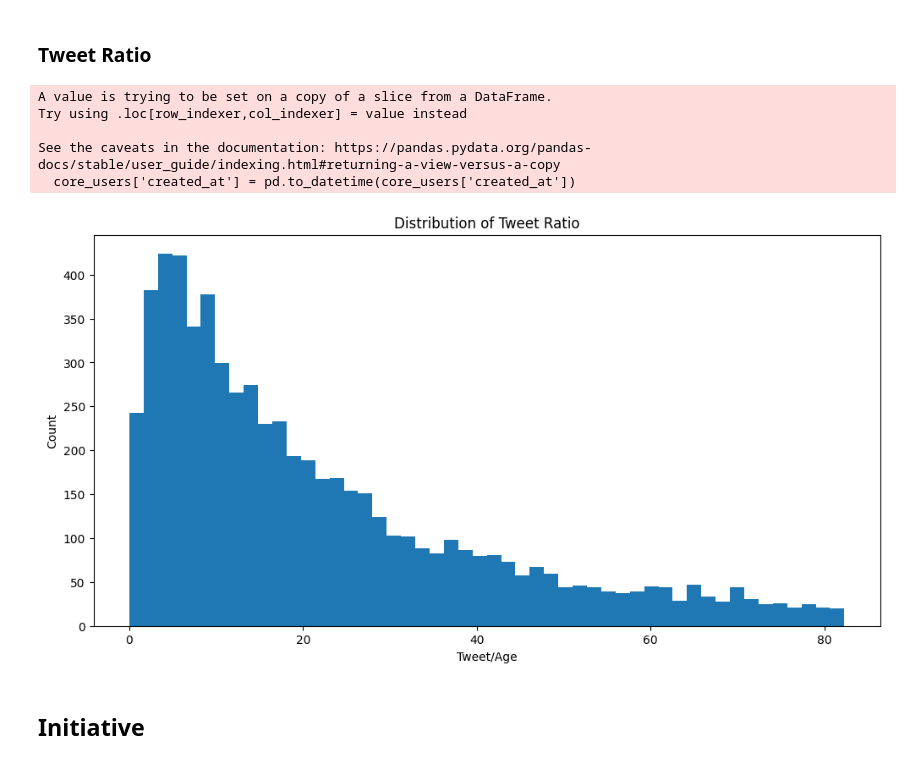
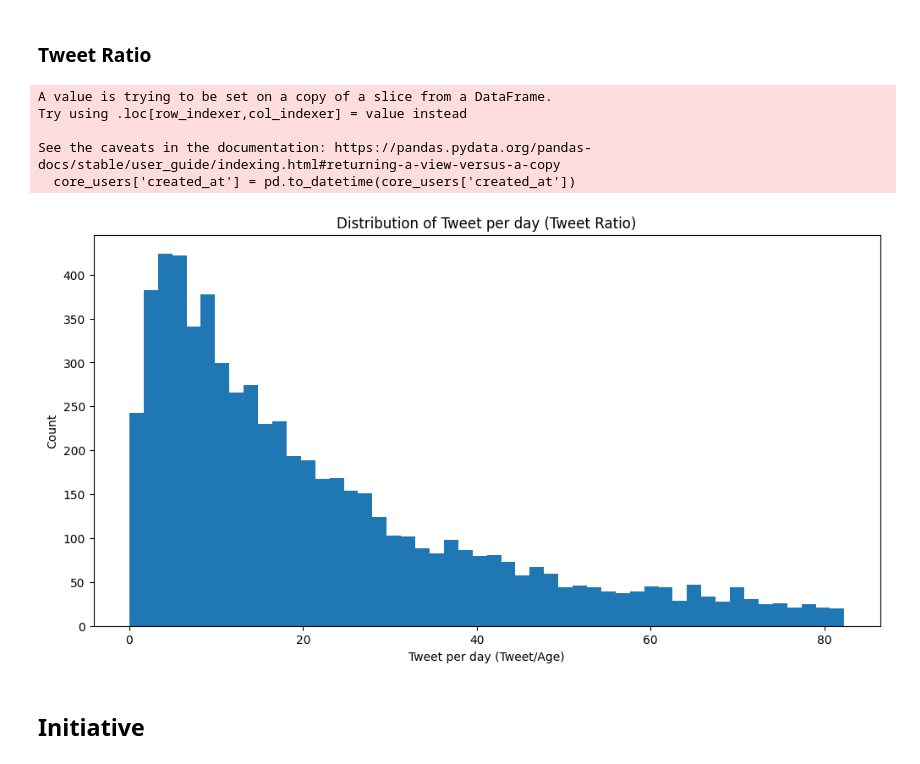
Before and after one commit to davisf20/characterization-of-user-misbehavior-in-online-social-media, a Jupyter notebook: notebooks/parametersTesting.ipynb, the cells around one changed output. Saved outputs shown, nothing was run; the diff lists cells and outputs as text; code cells hidden in the pictures.

```diff
--- a/notebooks/parametersTesting.ipynb
+++ b/notebooks/parametersTesting.ipynb
@@ -71,34 +76,46 @@ plt.show()
 # %% [markdown]
 ### Favorites Ratio
 # %%
-core_users_copy['favorites_ratio'] = core_users_copy['nbr_liked_tweets'] / core_users_copy['nbr_tweets'].replace(0, np.nan)
+core_users_credibility = core_users.copy()
+
+core_users_credibility['favorites_ratio'] = core_users_credibility['nbr_liked_tweets'] / core_users_credibility['nbr_tweets'].replace(0, np.nan)
 
 plt.figure(figsize=(12, 6))
 
-plt.hist(core_users_copy['favorites_ratio'].dropna(), bins=50, range=(0, core_users_copy['favorites_ratio'].quantile(0.90)))
+plt.hist(core_users_credibility['favorites_ratio'].dropna(), bins=50, range=(0, core_users_credibility['favorites_ratio'].quantile(0.90)))
 plt.xlabel('Favorites/Tweets Ratio')
 plt.ylabel('Count')
 plt.title('Distribution of Favorites Ratio')
 plt.show()
+
+
+core_users_clustering['favorites_ratio'] = core_users_credibility['favorites_ratio']
 # %% [output]
 [figure]
 # %% [markdown]
 ### Followers Ratio
 # %%
-core_users_copy['followers_ratio'] = core_users_copy['nbr_followings'] / (core_users_copy['nbr_followers']**2 + 1)
+core_users_credibility = core_users.copy()
+
+core_users_credibility['followers_ratio'] = core_users_credibility['nbr_followings'] / (core_users_credibility['nbr_followers']**2 + 1)
 
 plt.figure(figsize=(12, 6))
 
-plt.hist(core_users_copy['followers_ratio'].dropna(), bins=50, range=(0, core_users_copy['followers_ratio'].quantile(0.85)))
+plt.hist(core_users_credibility['followers_ratio'].dropna(), bins=50, range=(0, core_users_credibility['followers_ratio'].quantile(0.85)))
 plt.xlabel('Followings/Followers^2 Ratio')
 plt.ylabel('Count')
 plt.title('Distribution of Followers Ratio')
 plt.show()
+
+
+core_users_clustering['followers_ratio'] = core_users_credibility['followers_ratio']
 # %% [output]
 [figure]
 # %% [markdown]
 ### Following Ratio
 # %%
+core_users_credibility = core_users.copy()
+
 core_users['created_at'] = pd.to_datetime(core_users['created_at'])
 
 # Tweet più recente
@@ -108,16 +125,19 @@ current_date = tweets['created_at'].max()
 # core_users_credibility['created_at'] = pd.to_datetime(core_users_credibility['created_at']).dt.tz_localize(None)
 # current_date = current_date.tz_localize(None)
 
-core_users_copy['age'] = (current_date - core_users['created_at']).dt.days
-core_users_copy['following_ratio'] = core_users_copy['nbr_followings'] / (core_users_copy['age'])
+core_users_credibility['age'] = (current_date - core_users['created_at']).dt.days
+core_users_credibility['following_ratio'] = core_users_credibility['nbr_followings'] / (core_users_credibility['age'])
 
 plt.figure(figsize=(12, 6))
 
-plt.hist(core_users_copy['following_ratio'].replace([np.inf, -np.inf], np.nan).dropna(), bins=50, range=(0, core_users_copy['following_ratio'].quantile(0.90)))
+plt.hist(core_users_credibility['following_ratio'].replace([np.inf, -np.inf], np.nan).dropna(), bins=50, range=(0, core_users_credibility['following_ratio'].quantile(0.90)))
 plt.xlabel('Followings/Age')
 plt.ylabel('Count')
 plt.title('Distribution of Following Ratio')
 plt.show()
+
+
+core_users_clustering['following_ratio'] = core_users_credibility['following_ratio']
 # %% [output]
 A value is trying to be set on a copy of a slice from a DataFrame.
 Try using .loc[row_indexer,col_indexer] = value instead
@@ -128,32 +148,37 @@ See the caveats in the documentation: https://pandas.pydata.org/pandas-docs/stab
 # %% [markdown]
 ### Tweet Ratio
 # %%
+core_users_credibility = core_users.copy()
+
 core_users['created_at'] = pd.to_datetime(core_users['created_at'])
 
 # Tweet più recente
 current_date = tweets['created_at'].max()
 
 # Controllo che siano tutti tz-naive o tz-aware
 # core_users_credibility['created_at'] = pd.to_datetime(core_users_credibility['created_at']).dt.tz_localize(None)
 # current_date = current_date.tz_localize(None)
 
-core_users_copy['age'] = (current_date - core_users['created_at']).dt.days
-core_users_copy['tweet_ratio'] = core_users_copy['nbr_tweets'] / (core_users_copy['age'])
+core_users_credibility['age'] = (current_date - core_users['created_at']).dt.days
+core_users_credibility['tweet_ratio'] = core_users_credibility['nbr_tweets'] / (core_users_credibility['age'])
 
 plt.figure(figsize=(12, 6))
 
-plt.hist(core_users_copy['tweet_ratio'].replace([np.inf, -np.inf], np.nan).dropna(), bins=50, range=(0, core_users_copy['tweet_ratio'].quantile(0.90)))
-plt.xlabel('Tweet/Age')
+plt.hist(core_users_credibility['tweet_ratio'].replace([np.inf, -np.inf], np.nan).dropna(), bins=50, range=(0, core_users_credibility['tweet_ratio'].quantile(0.90)))
+plt.xlabel('Tweet per day (Tweet/Age)')
 plt.ylabel('Count')
-plt.title('Distribution of Tweet Ratio')
+plt.title('Distribution of Tweet per day (Tweet Ratio)')
 plt.show()
+
+
+core_users_clustering['tweet_ratio'] = core_users_credibility['tweet_ratio']
 # %% [output]
 A value is trying to be set on a copy of a slice from a DataFrame.
 Try using .loc[row_indexer,col_indexer] = value instead
 
 See the caveats in the documentation: https://pandas.pydata.org/pandas-docs/stable/user_guide/indexing.html#returning-a-view-versus-a-copy
   core_users['created_at'] = pd.to_datetime(core_users['created_at'])
-[figure, old version]
+[figure, new version]
 # %% [markdown]
 ## Initiative
 # %% [markdown]
```
Also changed, not shown: parts of 5 cells of this notebook.
